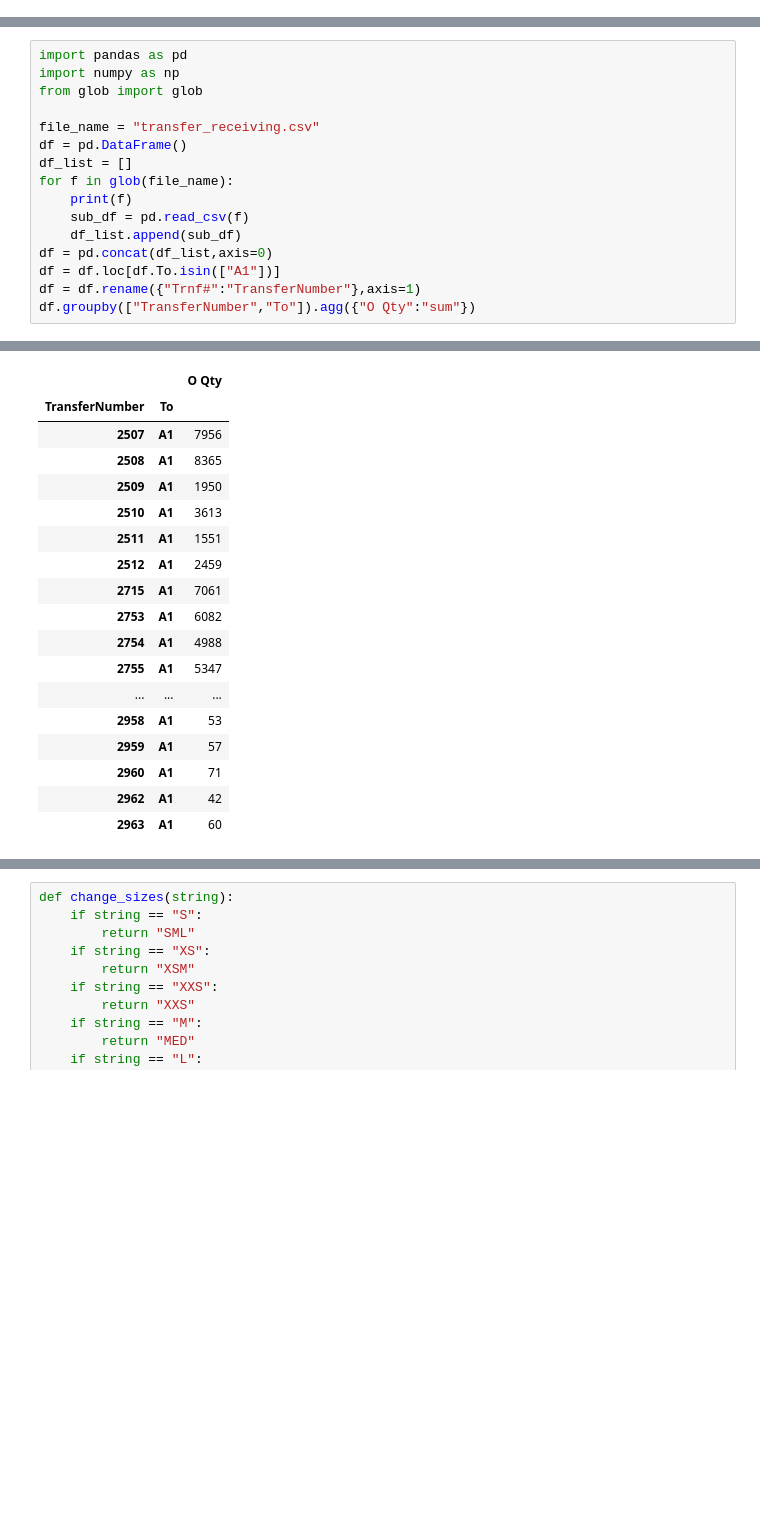
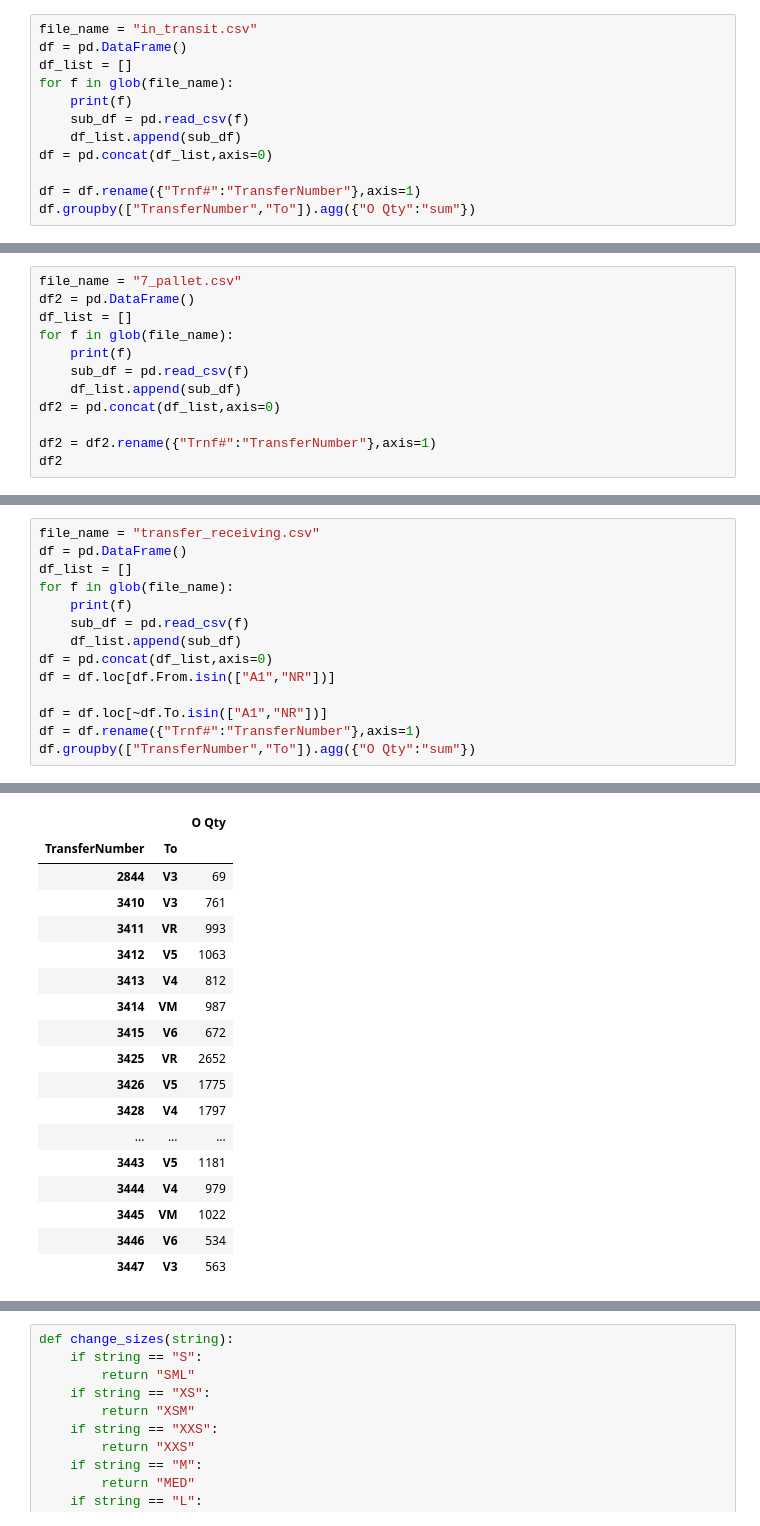
Before and after one commit to wendyw1999/vuori_data_processing, a Jupyter notebook: transfers/stock_transfers.ipynb, the cells around one changed output, grey strips where cells are left out. Drawn from its saved outputs; the diff is of its cells as text; blank space fills up the shorter version.

```diff
--- a/transfers/stock_transfers.ipynb
+++ b/transfers/stock_transfers.ipynb
@@ -0,0 +25,12 @@
+# %%
+file_name = "in_transit.csv"
+df = pd.DataFrame()
+df_list = []
+for f in glob(file_name):
+    print(f)
+    sub_df = pd.read_csv(f)
+    df_list.append(sub_df)
+df = pd.concat(df_list,axis=0)
+
+df = df.rename({"Trnf#":"TransferNumber"},axis=1)
+df.groupby(["TransferNumber","To"]).agg({"O Qty":"sum"})
@@ -0,0 +53,12 @@
+# %%
+file_name = "7_pallet.csv"
+df2 = pd.DataFrame()
+df_list = []
+for f in glob(file_name):
+    print(f)
+    sub_df = pd.read_csv(f)
+    df_list.append(sub_df)
+df2 = pd.concat(df_list,axis=0)
+
+df2 = df2.rename({"Trnf#":"TransferNumber"},axis=1)
+df2
@@ -1,36 +121,34 @@
 # %%
-import pandas as pd
-import numpy as np
-from glob import glob
-
 file_name = "transfer_receiving.csv"
 df = pd.DataFrame()
 df_list = []
 for f in glob(file_name):
     print(f)
     sub_df = pd.read_csv(f)
     df_list.append(sub_df)
 df = pd.concat(df_list,axis=0)
-df = df.loc[df.To.isin(["A1"])]
+df = df.loc[df.From.isin(["A1","NR"])]
+
+df = df.loc[~df.To.isin(["A1","NR"])]
 df = df.rename({"Trnf#":"TransferNumber"},axis=1)
 df.groupby(["TransferNumber","To"]).agg({"O Qty":"sum"})
 # %% [output]
 transfer_receiving.csv
 |  |  | O Qty |
 | TransferNumber | To |  |
-| 2507 | A1 | 7956 |
-| 2508 | A1 | 8365 |
-| 2509 | A1 | 1950 |
-| 2510 | A1 | 3613 |
-| 2511 | A1 | 1551 |
-| 2512 | A1 | 2459 |
-| 2715 | A1 | 7061 |
-| 2753 | A1 | 6082 |
-| 2754 | A1 | 4988 |
-| 2755 | A1 | 5347 |
+| 2844 | V3 | 69 |
+| 3410 | V3 | 761 |
+| 3411 | VR | 993 |
+| 3412 | V5 | 1063 |
+| 3413 | V4 | 812 |
+| 3414 | VM | 987 |
+| 3415 | V6 | 672 |
+| 3425 | VR | 2652 |
+| 3426 | V5 | 1775 |
+| 3428 | V4 | 1797 |
 | ... | ... | ... |
-| 2958 | A1 | 53 |
-| 2959 | A1 | 57 |
-| 2960 | A1 | 71 |
-| 2962 | A1 | 42 |
-| 2963 | A1 | 60 |
+| 3443 | V5 | 1181 |
+| 3444 | V4 | 979 |
+| 3445 | VM | 1022 |
+| 3446 | V6 | 534 |
+| 3447 | V3 | 563 |
```
Also changed, not shown: parts of 20 cells of this notebook, 42 other files.
